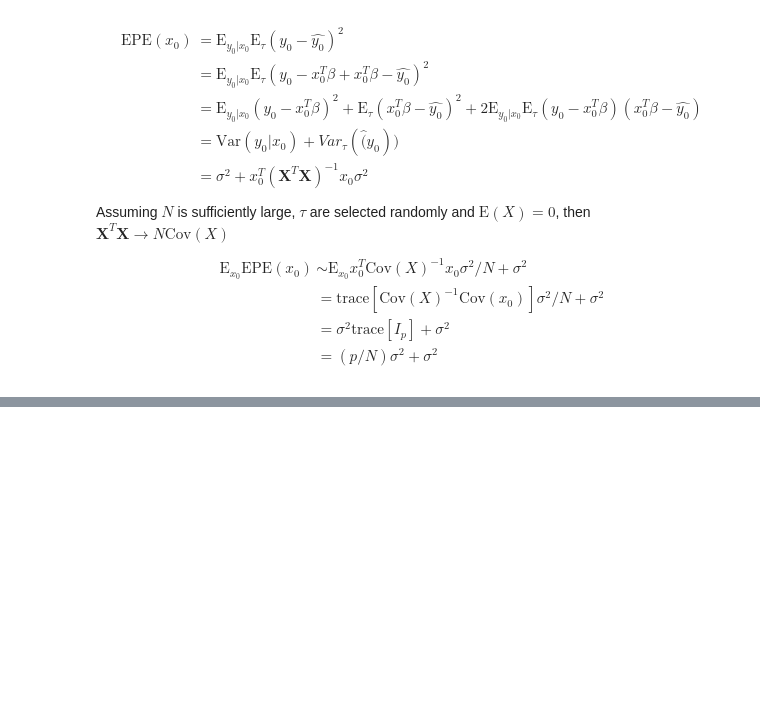
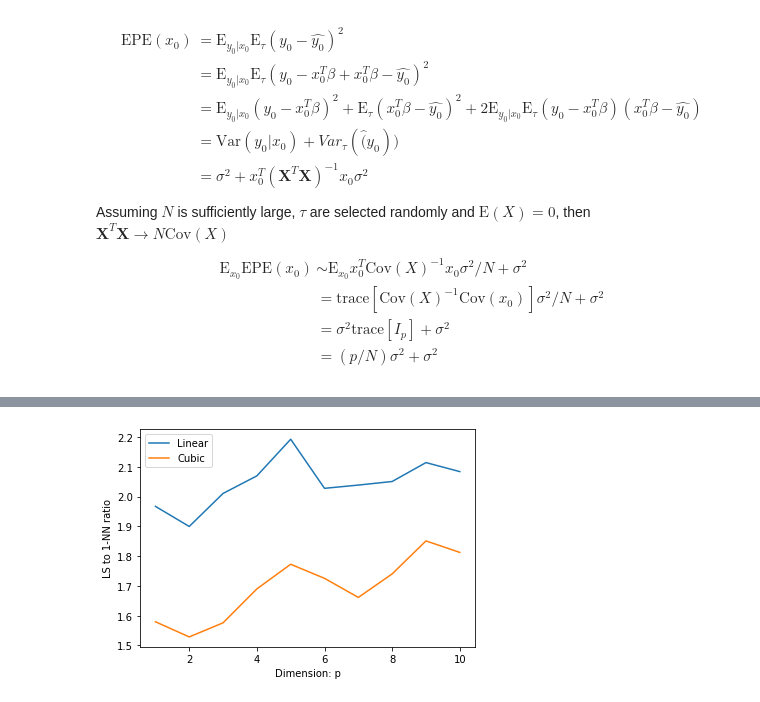
Before and after one commit to bop-hz/stats, a Jupyter notebook: chapter2.ipynb, the cells around one changed output, grey strips where cells are left out. Drawn from its saved outputs; the diff is of its cells as text; code cells hidden in the pictures; blank space fills up the shorter version.

```diff
--- a/chapter2.ipynb
+++ b/chapter2.ipynb
@@ -384,0 +440,54 @@ Assuming $N$ is sufficiently large, $\tau$ are selected randomly and $\text{E}(X
+# %%
+import numpy as np
+import matplotlib.pyplot as plt
+from scipy import linalg
+#np.random.seed(0)
+p = np.arange(1,11)
+MSE_1nn = np.zeros(10)
+MSE_LS = np.zeros(10)
+N_trials =2000
+N_datasize = 500
+MSE_1nn = np.zeros(10)
+MSE_LS = np.zeros(10)
+MSE_1nn_cubic = np.zeros(10)
+MSE_LS_cubic = np.zeros(10)
+for jj in np.arange(0,N_trials):
+
+     x_train = np.random.uniform(-1,1,(N_datasize,10))
+     y_train_off = np.random.randn(N_datasize)
+     y_train = x_train[:,0]+y_train_off
+     y_train_cubic = 0.5*(1+x_train[:,0])**3+y_train_off
+     for ii in p:
+        target = np.random.randn(1)
+        target_cubic = target+0.5
+        x_train_effect = x_train[:,:ii]
+        x_train_l = np.hstack((np.ones((N_datasize,1)),x_train_effect))
+        norm_x = np.diag(x_train_effect@x_train_effect.T)
+        qq = np.argmin(norm_x)
+        y_hat_1nn = y_train[qq]
+        y_hat_1nn_cubic = y_train_cubic[qq]
+        beta0 = linalg.inv(x_train_l.T @ x_train_l )@x_train_l.T@(y_train)
+        y_hat_ls = np.array([1]+[0]*ii)@beta0
+        beta_cubic = linalg.inv(x_train_l.T @ x_train_l )@x_train_l.T@(y_train_cubic)
+        y_hat_ls_cubic = np.array([1]+[0]*ii)@beta_cubic
+        MSE_1nn[ii-1] = MSE_1nn[ii-1]+(target-y_hat_1nn)**2
+        MSE_LS[ii-1] = MSE_LS[ii-1] + (target-y_hat_ls)**2
+        MSE_1nn_cubic[ii-1] = MSE_1nn_cubic[ii-1]+(target_cubic-y_hat_1nn_cubic)**2
+        MSE_LS_cubic[ii-1] = MSE_LS_cubic[ii-1]+(target_cubic-y_hat_ls_cubic)**2
+MSE_LS = MSE_LS/N_trials
+MSE_1nn = MSE_1nn/N_trials
+MSE_1nn_cubic = MSE_1nn_cubic/N_trials
+MSE_LS_cubic = MSE_LS_cubic/N_trials
+plt.plot(p, MSE_1nn/MSE_LS,label='Linear')
+plt.plot(p,MSE_1nn_cubic/MSE_LS_cubic,label = 'Cubic')
+plt.xlabel('Dimension: p')
+plt.ylabel('LS to 1-NN ratio')
+plt.legend()
+plt.show()
+
+    #MSE_1nn[ii-1] = (y_hat_1nn-target)@(y_hat_1nn-target).T/N_trials
+    #MSE_LS[ii-1]= (y_hat_ls-target)@(y_hat_ls-target).T/N_trials
+
+#plt.plot(p,MSE_1nn/MSE_LS)
+# %% [output]
+[figure, added]
```
Also changed, not shown: parts of 5 cells of this notebook, 1 other file.
